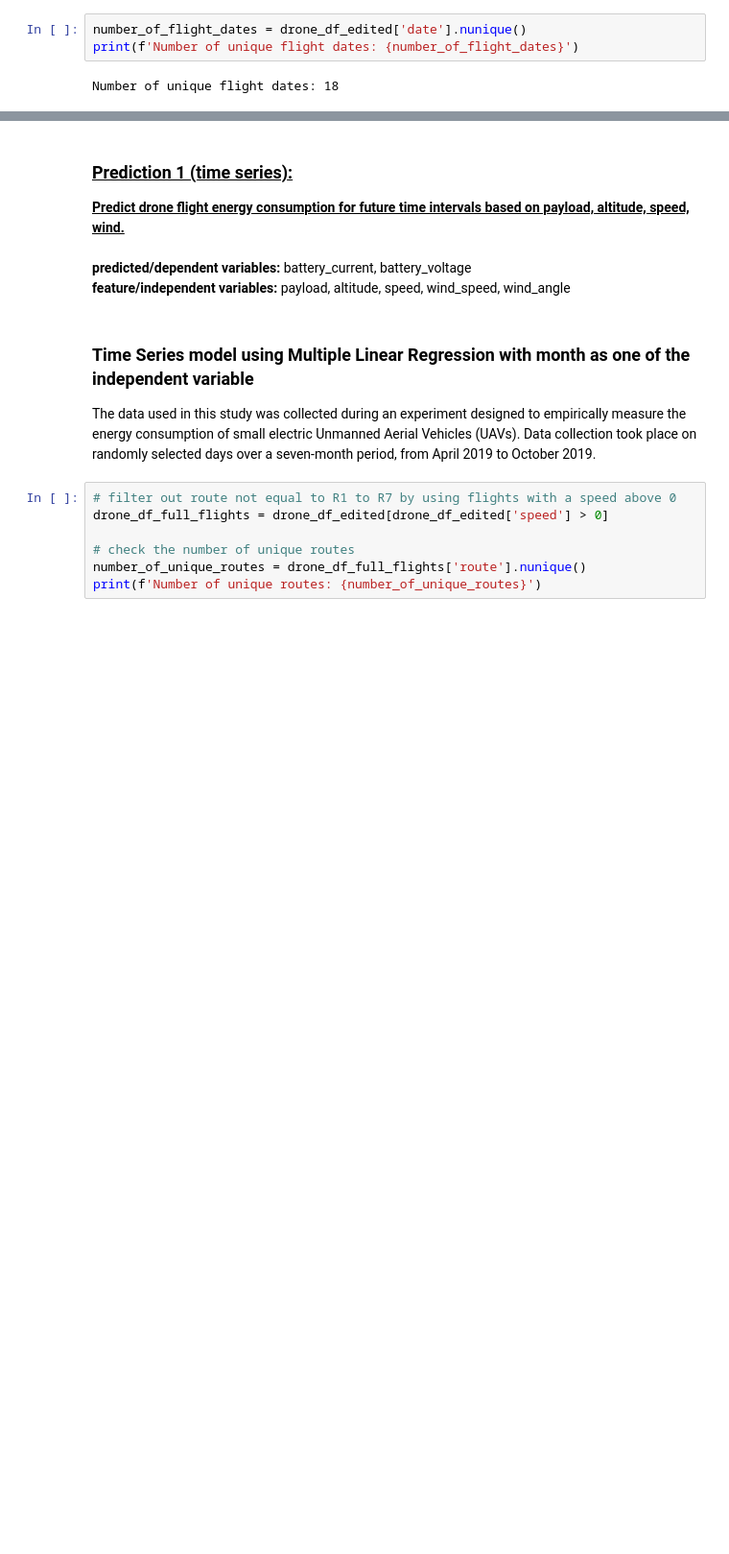
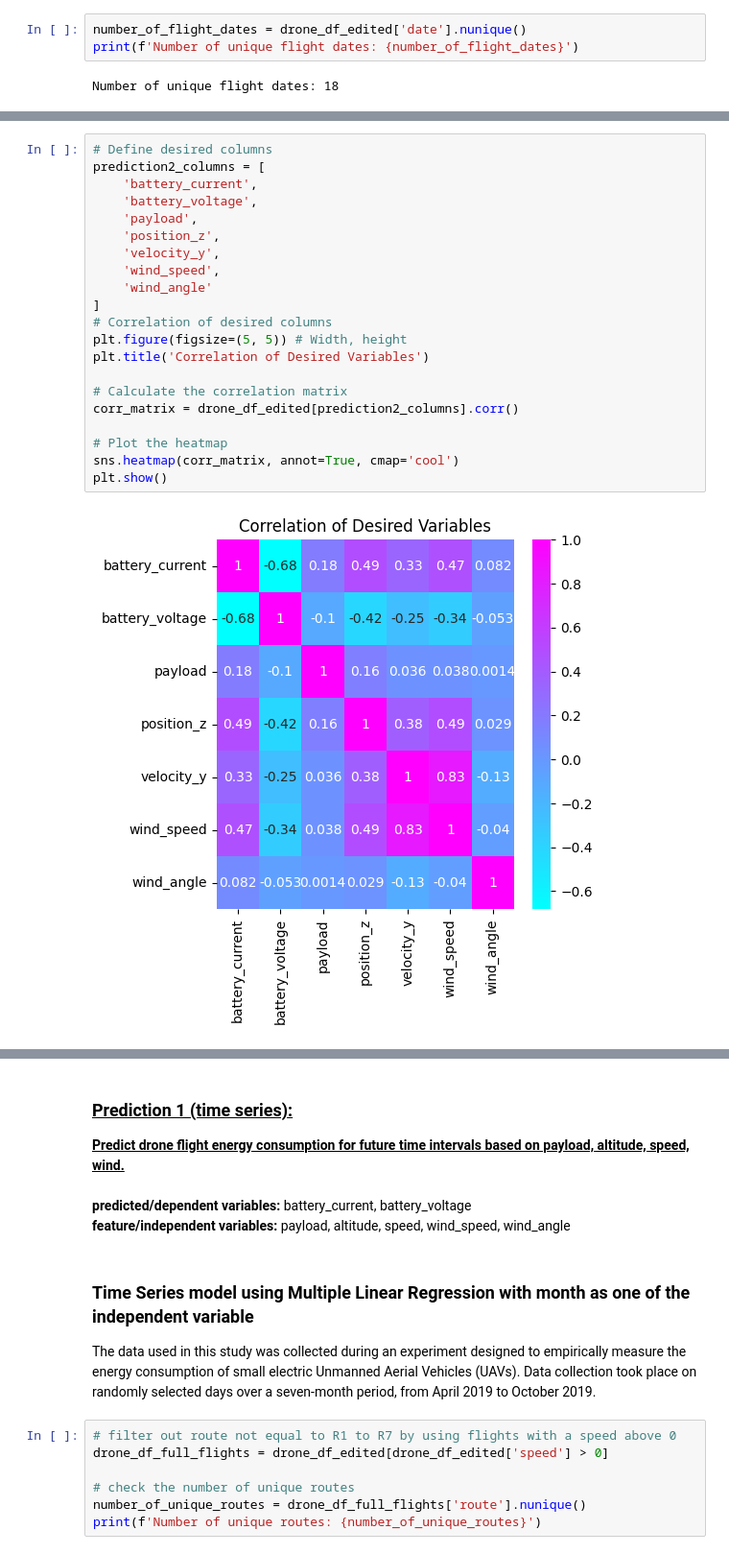
Before and after one commit to caliskate/delivery-drone-flight-predictions, a Jupyter notebook: flight_predictions.ipynb, the cells around one changed output, grey strips where cells are left out. Shown at 96% size. Saved outputs shown, nothing was run; the diff lists cells and outputs as text; blank space fills up the shorter version.

```diff
--- a/flight_predictions.ipynb
+++ b/flight_predictions.ipynb
@@ -219,0 +286,23 @@ Number of unique flight dates: 18
+# %%
+# Define desired columns
+prediction2_columns = [
+    'battery_current',
+    'battery_voltage',
+    'payload',
+    'position_z',
+    'velocity_y',
+    'wind_speed',
+    'wind_angle'
+]
+# Correlation of desired columns
+plt.figure(figsize=(5, 5)) # Width, height
+plt.title('Correlation of Desired Variables')
+
+# Calculate the correlation matrix
+corr_matrix = drone_df_edited[prediction2_columns].corr()
+
+# Plot the heatmap
+sns.heatmap(corr_matrix, annot=True, cmap='cool')
+plt.show()
+# %% [output]
+[figure, added]
```
Also changed, not shown: parts of 31 cells of this notebook, 1 other file.
